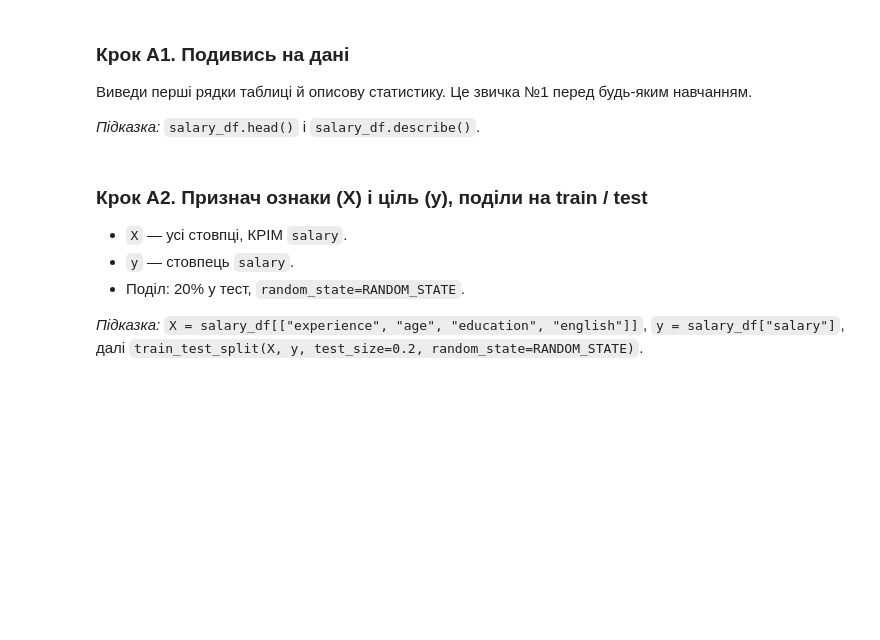
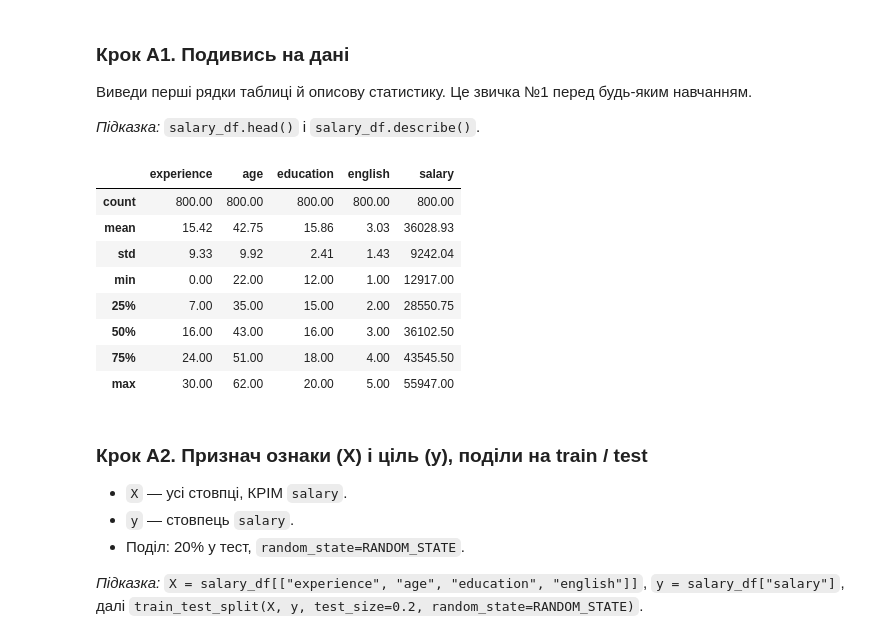
Before and after one commit to edik06031-rgb/DTA_2026, a Jupyter notebook: ML/ml_practice_LR&Cl.ipynb, the cells around one changed output. Cells and saved outputs as stored; diff of their text form; code cells hidden in the pictures; blank space fills up the shorter version.

```diff
--- a/ML/ml_practice_LR&Cl.ipynb
+++ b/ML/ml_practice_LR&Cl.ipynb
@@ -84,8 +88,20 @@ print("Частка тих, хто склав іспит:", f"{students_df['pass
 *Підказка:* `salary_df.head()` і `salary_df.describe()`.
 # %%
 # TODO: виведи перші рядки salary_df
+salary_df.head()
 
 # TODO: виведи describe()
+salary_df.describe().round(2)
+# %% [output]
+|  | experience | age | education | english | salary |
+| count | 800.00 | 800.00 | 800.00 | 800.00 | 800.00 |
+| mean | 15.42 | 42.75 | 15.86 | 3.03 | 36028.93 |
+| std | 9.33 | 9.92 | 2.41 | 1.43 | 9242.04 |
+| min | 0.00 | 22.00 | 12.00 | 1.00 | 12917.00 |
+| 25% | 7.00 | 35.00 | 15.00 | 2.00 | 28550.75 |
+| 50% | 16.00 | 43.00 | 16.00 | 3.00 | 36102.50 |
+| 75% | 24.00 | 51.00 | 18.00 | 4.00 | 43545.50 |
+| max | 30.00 | 62.00 | 20.00 | 5.00 | 55947.00 |
 # %% [markdown]
 ### Крок A2. Признач ознаки (X) і ціль (y), поділи на train / test
 - `X` — усі стовпці, КРІМ `salary`.
```
Also changed, not shown: parts of 16 cells of this notebook.
